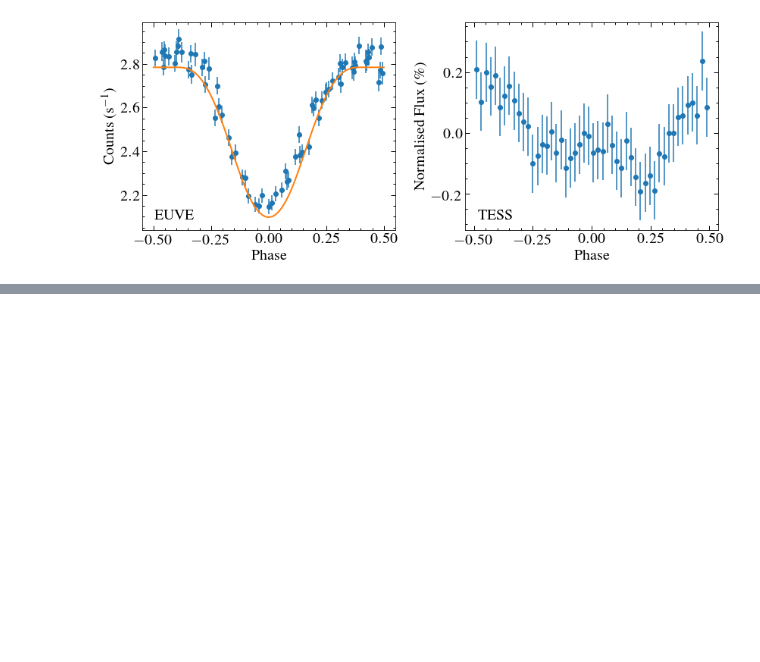
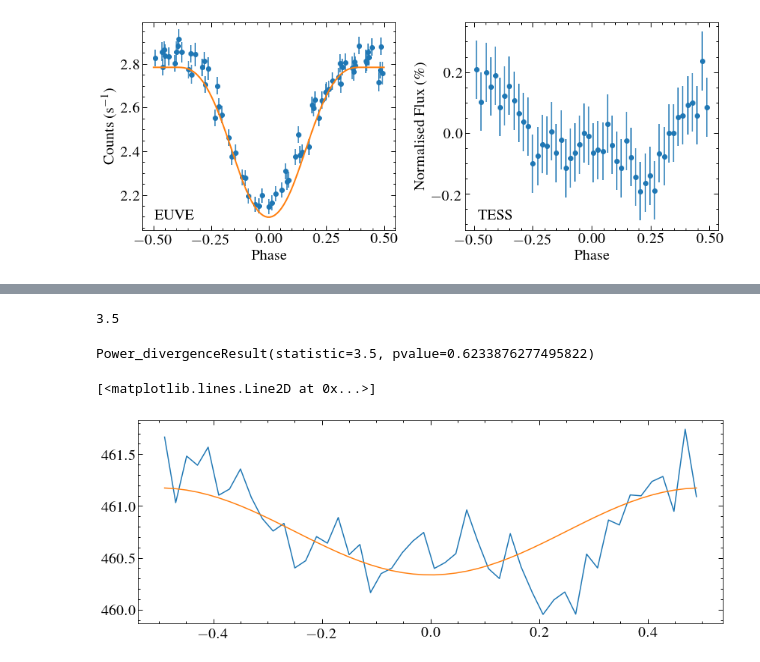
Before and after one commit to davidjwilson/GD394-Tess, a Jupyter notebook: spot_model.ipynb, the cells around one changed output, grey strips where cells are left out. Drawn from its saved outputs; the diff is of its cells as text; code cells hidden in the pictures; blank space fills up the shorter version.

```diff
--- a/spot_model.ipynb
+++ b/spot_model.ipynb
@@ -141,0 +348,14 @@ plt.savefig('plots/euve_v_tess.pdf', dpi=150)
+# %%
+a = np.array([16, 18, 16, 14, 12, 12], dtype=float)
+b=np.array([16, 16, 16, 16, 16, 8], dtype=float)
+print(np.sum(((a-b)**2)/b))
+chisquare(a,b)
+# %% [output]
+3.5
+Power_divergenceResult(statistic=3.5, pvalue=0.6233876277495822)
+# %%
+plt.plot(lcfold.time, lcfold.flux)
+plt.plot(lcfold.time, m(lcfold.time))
+# %% [output]
+[<matplotlib.lines.Line2D at 0x...>]
+[figure, added]
```
Also changed, not shown: parts of 12 cells of this notebook, 3 other files.
